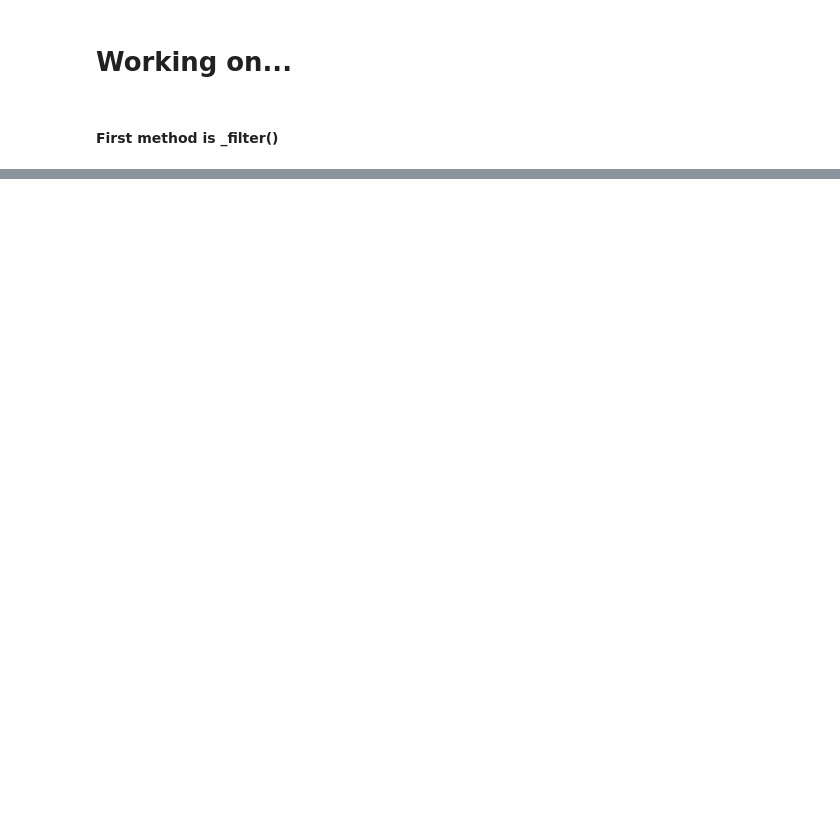
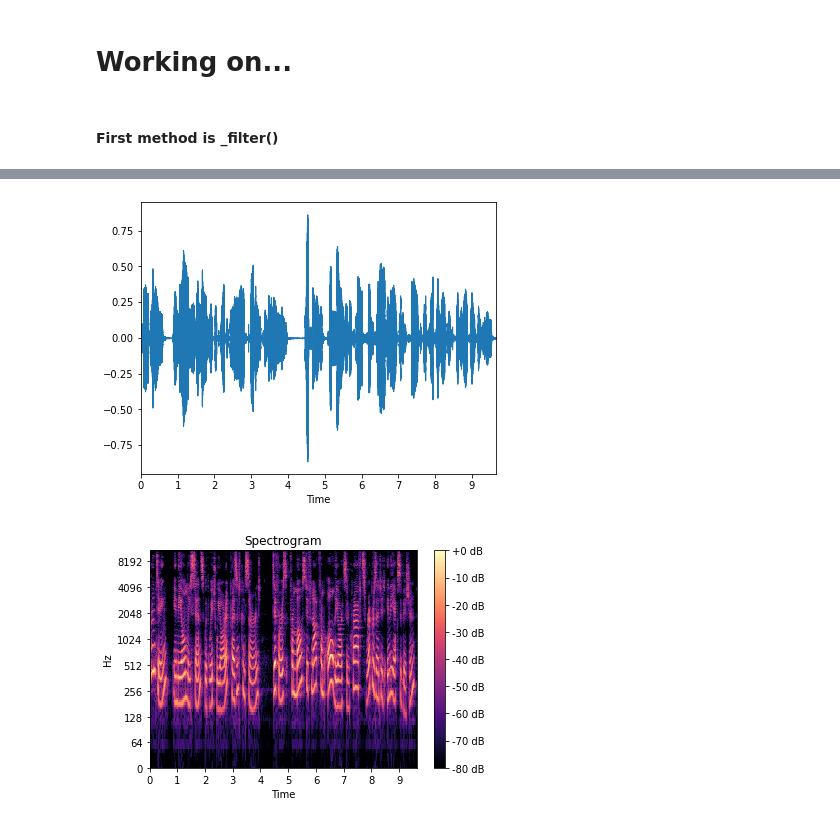
Before and after one commit to JunityZhan/Understanding-VITS, a Jupyter notebook: dataset.ipynb, the cells around one changed output, grey strips where cells are left out. Cells and saved outputs as stored; diff of their text form; code cells hidden in the pictures; blank space fills up the shorter version.

```diff
--- a/dataset.ipynb
+++ b/dataset.ipynb
@@ -46,0 +48,19 @@ print(lengths)
+# %%
+wavFile = r"audio/LJ001-0001.wav"
+f = wave.open(wavFile)
+# get params of the file
+params = f.getparams()
+Channels = f.getnchannels()
+SampleRate = f.getframerate()
+bit_type = f.getsampwidth() * 8
+frames = f.getnframes()
+# Duration = samplingpoints / samplingrates
+Duration = wav_time = frames / float(SampleRate)  # 单位为s
+print("(Channels)：", Channels)
+print("(SampleRate)：", SampleRate)
+print("(Precision)：", bit_type)
+print("(frames)：", frames)
+print("(Duration)：", Duration)
+print("(bits rate): ", SampleRate*bit_type)
+print("(File Size): ", frames*2)
+print("(Spectrogram Length): ", frames*2 // (2 * hop_length))
@@ -46,0 +76,27 @@ print(lengths)
+# %%
+# Draw WaveForm
+import matplotlib.pyplot as plt
+import numpy as np
+import librosa
+import librosa.display
+import IPython.display as ipd
+plt.figure(figsize=(14, 5))
+y, sr = librosa.load(wavFile)
+# Draw the waveform
+plt.subplot(1, 2, 1)
+librosa.display.waveplot(y, sr=sr)
+D = librosa.stft(y, hop_length=hop_length)
+
+# Convert the STFT to a magnitude spectrogram
+spectrogram = np.abs(D)
+
+# Display the spectrogram
+plt.figure()
+librosa.display.specshow(librosa.amplitude_to_db(spectrogram, ref=np.max),
+                         sr=sr, hop_length=hop_length, x_axis='time', y_axis='log')
+plt.colorbar(format='%+2.0f dB')
+plt.title('Spectrogram')
+plt.show()
+# %% [output]
+[figure, added]
+[figure, added]
```
Also changed, not shown: parts of 3 cells of this notebook.
